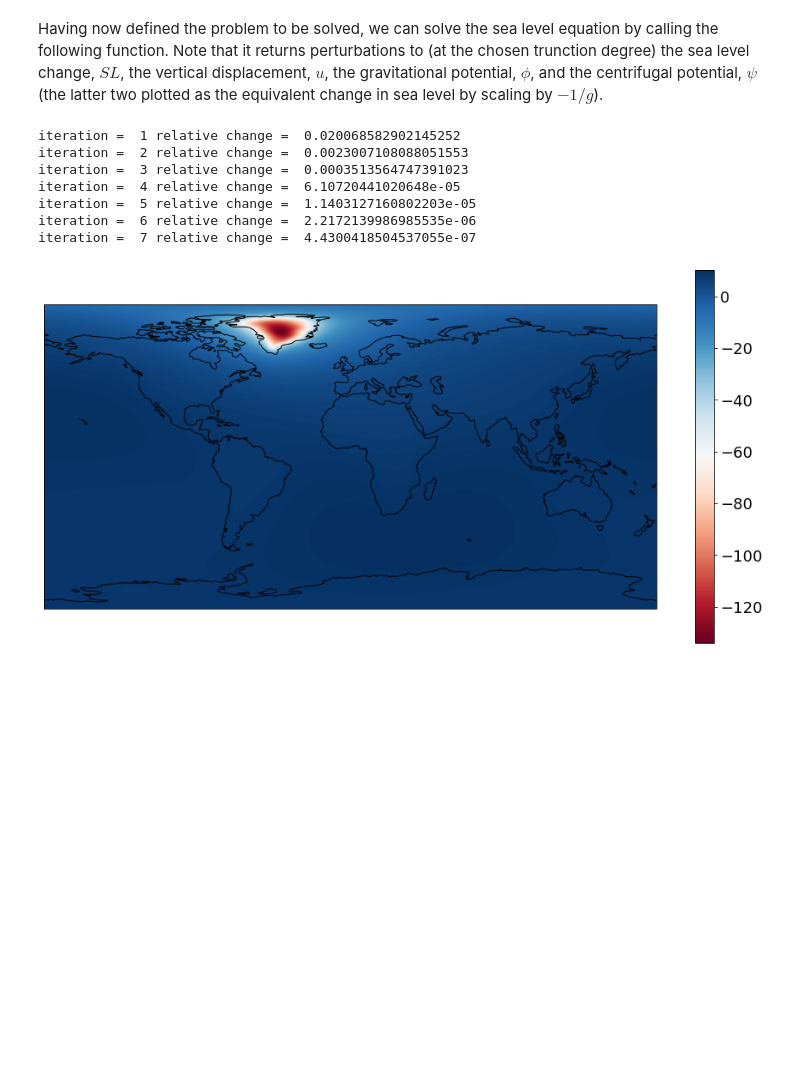
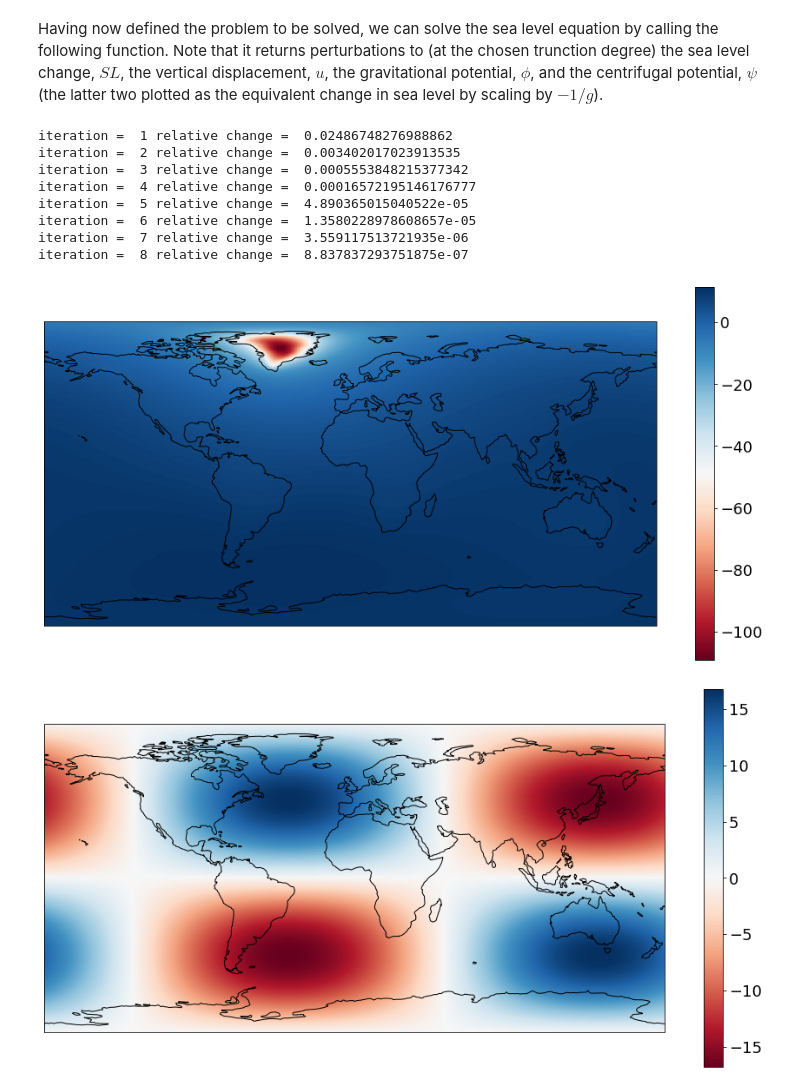
Before and after one commit to da380/SLReciprocityGJI, a Jupyter notebook: SL_forward.ipynb, the cells around one changed output. Saved outputs shown, nothing was run; the diff lists cells and outputs as text; code cells hidden in the pictures; blank space fills up the shorter version.

```diff
--- a/SL_forward.ipynb
+++ b/SL_forward.ipynb
@@ -64,18 +61,21 @@ Having now defined the problem to be solved, we can solve the sea level equation
 # %%
 # set the direct load
 zeta   = SL.rhoi*(1-C)*ice
 # solve the fingerprint problem
 sl,_,_,om,psi = SL.fingerprint(C,zeta)
 SL.geo_plot(sl)
+SL.geo_plot(psi)
 # %% [output]
-iteration =  1 relative change =  0.020068582902145252
-iteration =  2 relative change =  0.0023007108088051553
-iteration =  3 relative change =  0.0003513564747391023
-iteration =  4 relative change =  6.10720441020648e-05
-iteration =  5 relative change =  1.1403127160802203e-05
-iteration =  6 relative change =  2.2172139986985535e-06
-iteration =  7 relative change =  4.4300418504537055e-07
+iteration =  1 relative change =  0.02486748276988862
+iteration =  2 relative change =  0.003402017023913535
+iteration =  3 relative change =  0.0005553848215377342
+iteration =  4 relative change =  0.00016572195146176777
+iteration =  5 relative change =  4.890365015040522e-05
+iteration =  6 relative change =  1.3580228978608657e-05
+iteration =  7 relative change =  3.559117513721935e-06
+iteration =  8 relative change =  8.837837293751875e-07
-[figure, old version]
+[figure, new version]
+[figure, added]
 # %%
 # set the observation point and set the adjoint loads
 lats = np.zeros(1)
```
Also changed, not shown: parts of 3 cells of this notebook, 2 other files.
